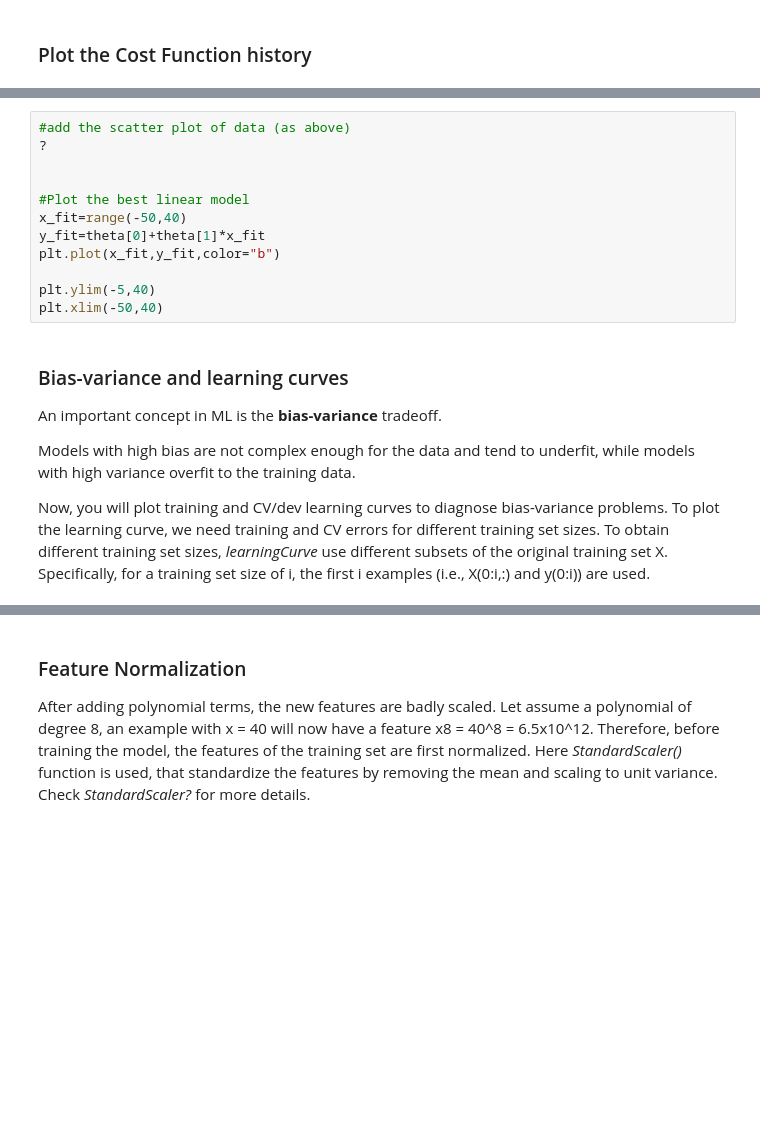
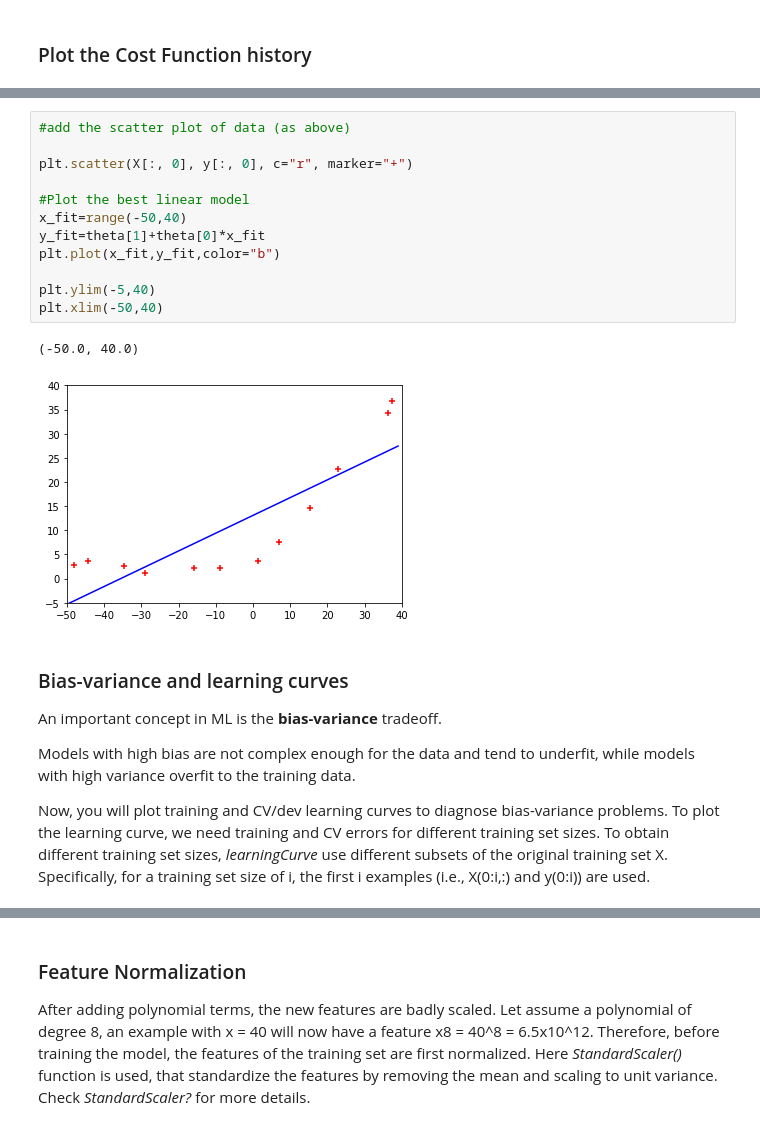
Before and after one commit to lavradorafonso/FAA, a Jupyter notebook: class6/Lab6/ML_BiasVariance.ipynb, the cells around one changed output, grey strips where cells are left out. Cells and saved outputs as stored; diff of their text form; blank space fills up the shorter version.

```diff
--- a/class6/Lab6/ML_BiasVariance.ipynb
+++ b/class6/Lab6/ML_BiasVariance.ipynb
@@ -152,16 +156,19 @@ You should get a figure similar to Fig.2. This best fit line tells that the mode
 <caption><center> **Fig.2** : **Linear fit** </center></caption>
 # %%
 #add the scatter plot of data (as above)
-?
 
+plt.scatter(X[:, 0], y[:, 0], c="r", marker="+")
 
 #Plot the best linear model
 x_fit=range(-50,40)
-y_fit=theta[0]+theta[1]*x_fit
+y_fit=theta[1]+theta[0]*x_fit
 plt.plot(x_fit,y_fit,color="b")
 
 plt.ylim(-5,40)
 plt.xlim(-50,40)
+# %% [output]
+(-50.0, 40.0)
+[figure, added]
 # %% [markdown]
 ### Bias-variance and learning curves
 
@@ -170,7 +177,8 @@ An important concept in ML is the **bias-variance** tradeoff.
 Models with high bias are not complex enough for the data and tend to underfit, while models with high variance overfit to the training data.
 
 Now, you will plot training and CV/dev learning curves to diagnose bias-variance problems.
-To plot the learning curve, we need training and CV errors for different training set sizes. To obtain different training set sizes, *learningCurve* use different subsets of the original training set X. Specifically, for a training set size of i, the first i examples (i.e., X(0:i,:) and y(0:i)) are used.
+To plot the learning curve, we need training and CV errors for different training set sizes. To obtain different training set sizes, *learningCurve* use different subsets of the original training set X. Specifically, for a training
+set size of i, the first i examples (i.e., X(0:i,:) and y(0:i)) are used.
 # %%
 def learningCurve(X, y, Xval, yval, learn_rate, num_iter, Lambda):
 
```
Also changed, not shown: parts of 13 cells of this notebook.
